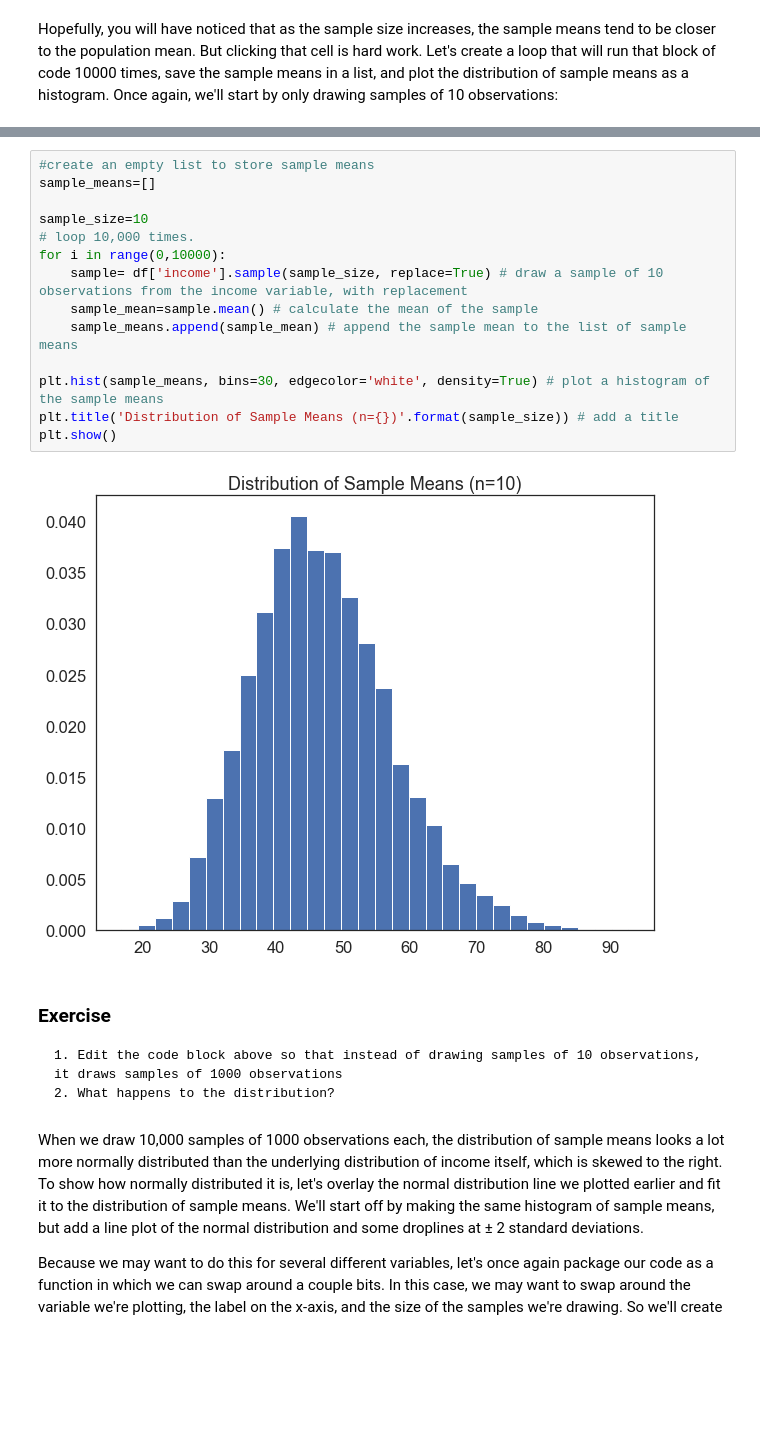
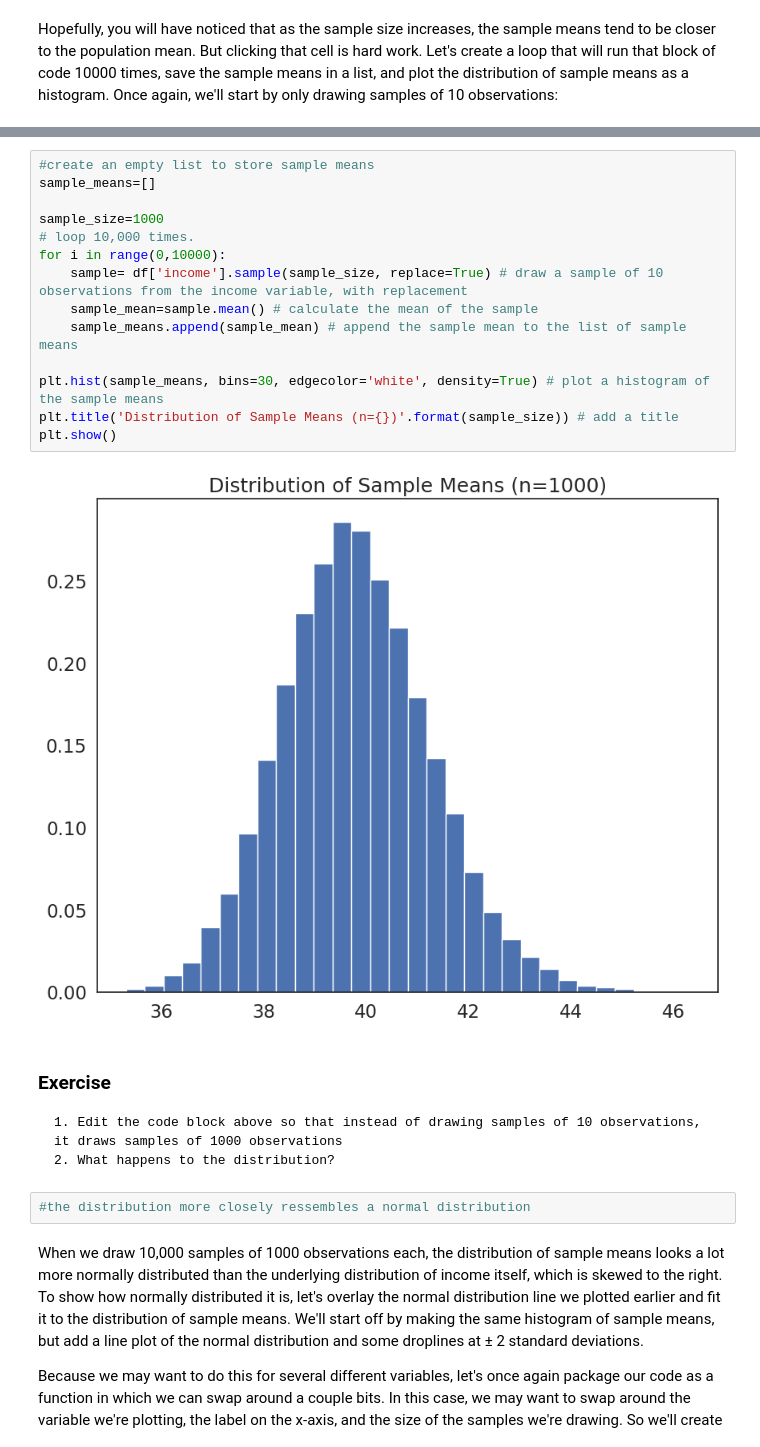
Before and after one commit to yizhenhanucl/QM2, a Jupyter notebook: notebooks/W05. Distributions and Basic Statistics.ipynb, the cells around one changed output, grey strips where cells are left out. Saved outputs shown, nothing was run; the diff lists cells and outputs as text; blank space fills up the shorter version.

```diff
--- a/notebooks/W05. Distributions and Basic Statistics.ipynb
+++ b/notebooks/W05. Distributions and Basic Statistics.ipynb
@@ -430,24 +481,26 @@ Hopefully, you will have noticed that as the sample size increases, the sample m
 # %%
 #create an empty list to store sample means
 sample_means=[]
 
-sample_size=10
+sample_size=1000
 # loop 10,000 times.
 for i in range(0,10000):
     sample= df['income'].sample(sample_size, replace=True) # draw a sample of 10 observations from the income variable, with replacement
     sample_mean=sample.mean() # calculate the mean of the sample
     sample_means.append(sample_mean) # append the sample mean to the list of sample means
 
 plt.hist(sample_means, bins=30, edgecolor='white', density=True) # plot a histogram of the sample means
 plt.title('Distribution of Sample Means (n={})'.format(sample_size)) # add a title
 plt.show()
 # %% [output]
-[figure, old version]
+[figure, new version]
 # %% [markdown]
 ### Exercise
 
     1. Edit the code block above so that instead of drawing samples of 10 observations, it draws samples of 1000 observations
     2. What happens to the distribution?
+# %%
+#the distribution more closely ressembles a normal distribution
 # %% [markdown]
 When we draw 10,000 samples of 1000 observations each, the distribution of sample means looks a lot more normally distributed than the underlying distribution of income itself, which is skewed to the right. To show how normally distributed it is, let's overlay the normal distribution line we plotted earlier and fit it to the distribution of sample means. We'll start off by making the same histogram of sample means, but add a line plot of the normal distribution and some droplines at ± 2 standard deviations.
 
```
Also changed, not shown: parts of 13 cells of this notebook.
